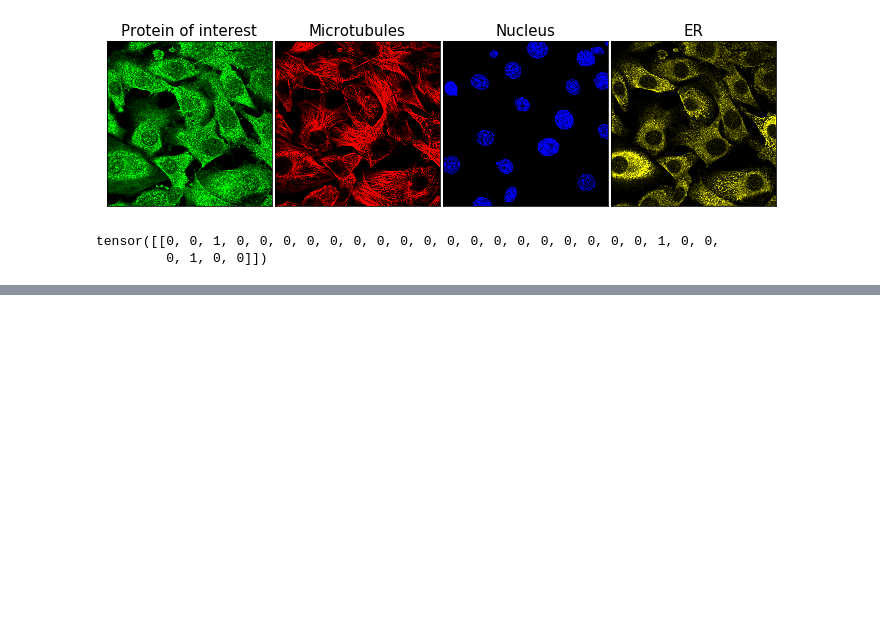
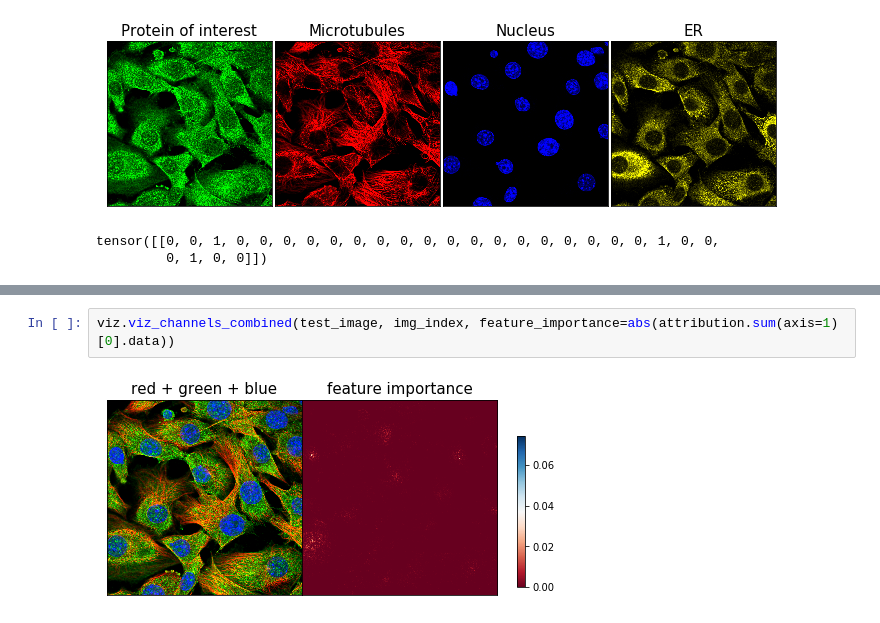
Before and after one commit to csinva/hpa-interp, a Jupyter notebook: grad_saliency.ipynb, the cells around one changed output, grey strips where cells are left out. Drawn from its saved outputs; the diff is of its cells as text; blank space fills up the shorter version.

```diff
--- a/grad_saliency.ipynb
+++ b/grad_saliency.ipynb
@@ -128,0 +135,4 @@ viz.viz_channels_separate(test_image, img_index, rel_scores=attributions.data.nu
+# %%
+viz.viz_channels_combined(test_image, img_index, feature_importance=abs(attribution.sum(axis=1)[0].data))
+# %% [output]
+[figure, added]
```
Also changed, not shown: parts of 16 cells of this notebook, 8 other files.
